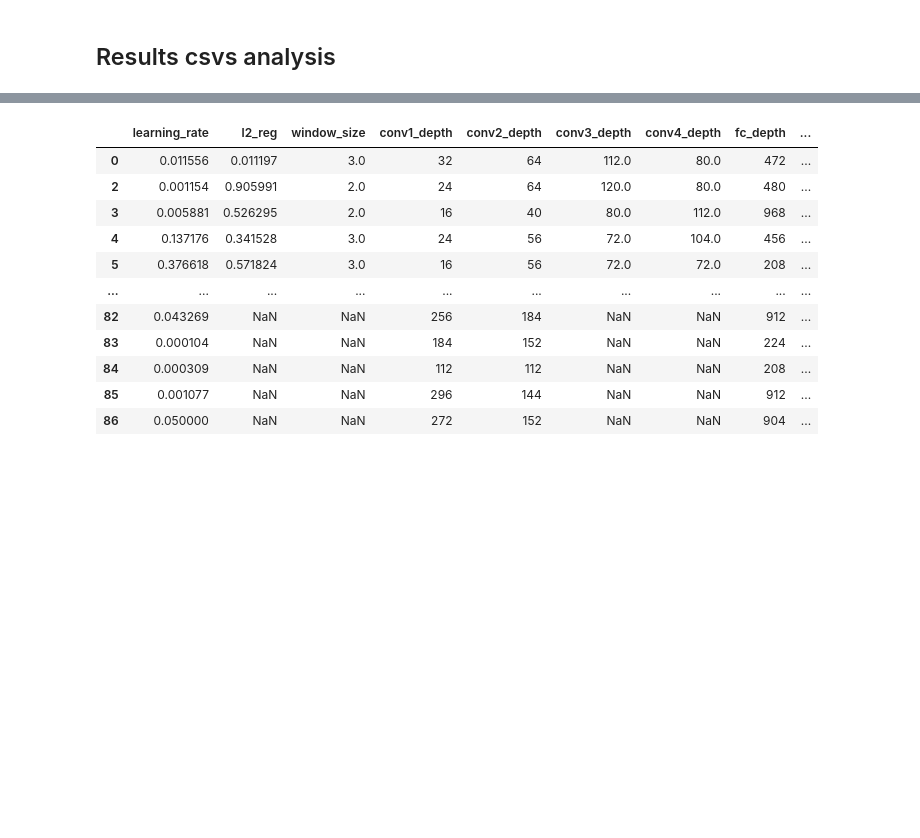
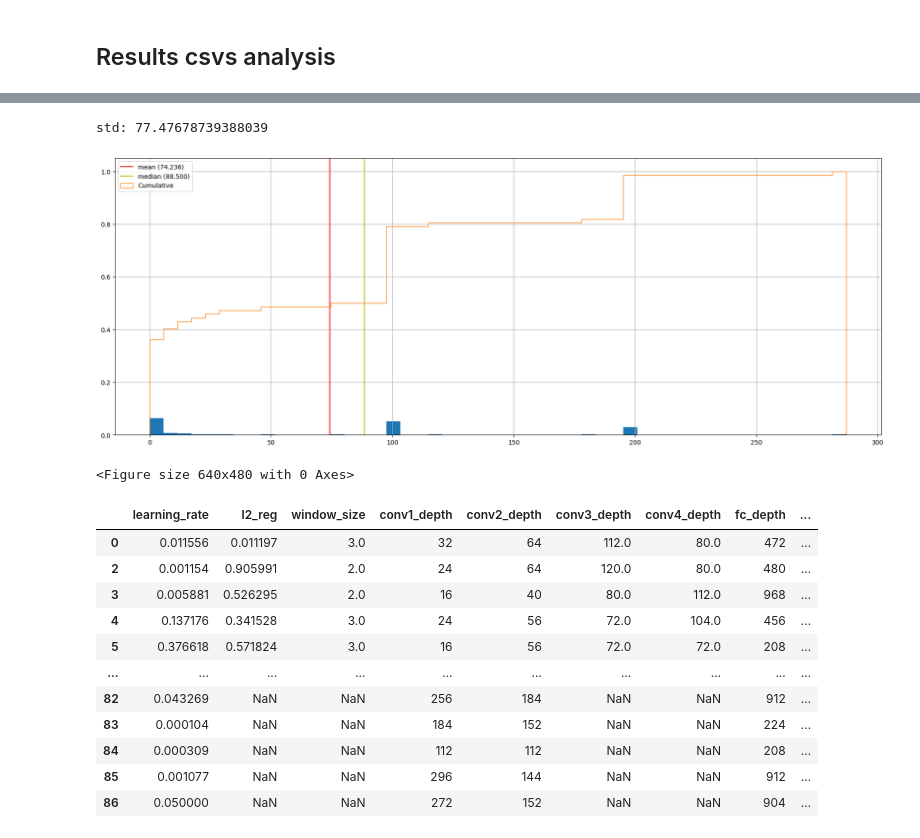
Before and after one commit to hoseDUDEface/OoMLeT, a Jupyter notebook: Experiment Result Analysis.ipynb, the cells around one changed output, grey strips where cells are left out. Saved outputs shown, nothing was run; the diff lists cells and outputs as text; code cells hidden in the pictures; blank space fills up the shorter version.

```diff
--- a/Experiment Result Analysis.ipynb
+++ b/Experiment Result Analysis.ipynb
@@ -496,0 +488,17 @@ full_res_df.sort_values('test_acc', ascending=False).head(60)
+# %%
+sizes = []
+
+for experiment_type in pd.unique(full_res_df['experiment_type']):
+    for filter_method in pd.unique(full_res_df['filter_method']):
+        for k in pd.unique(full_res_df['k']):
+            for ftk in pd.unique(full_res_df['ftk']):
+                if any(pd.isna([experiment_type, filter_method, k, ftk])):
+                    continue
+
+                cat_df = full_res_df.loc[(full_res_df['experiment_type'] == experiment_type) &
+                                         (full_res_df['filter_method'] == filter_method) &
+                                         (full_res_df['k'] == k) &
+                                         (full_res_df['ftk'] == ftk)]
+
+                print(experiment_type, filter_method, k, ftk, len(cat_df))
+                sizes.append(len(cat_df))
@@ -496,0 +523,6 @@ full_res_df.sort_values('test_acc', ascending=False).head(60)
+# %%
+plot_histogram(sizes, add_cumulative=True)
+# %% [output]
+std: 77.47678739388039
+[figure, added]
+<Figure size 640x480 with 0 Axes>
```
Also changed, not shown: parts of 9 cells of this notebook, 6 other files.
